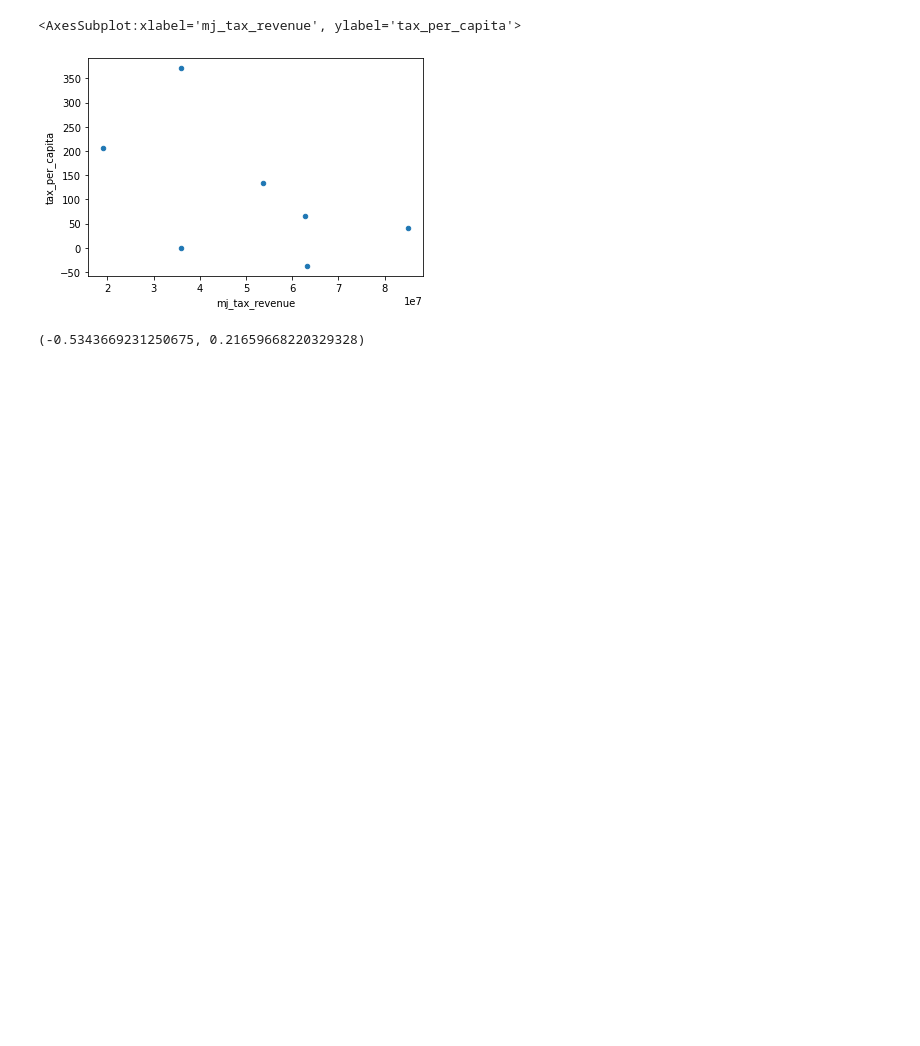
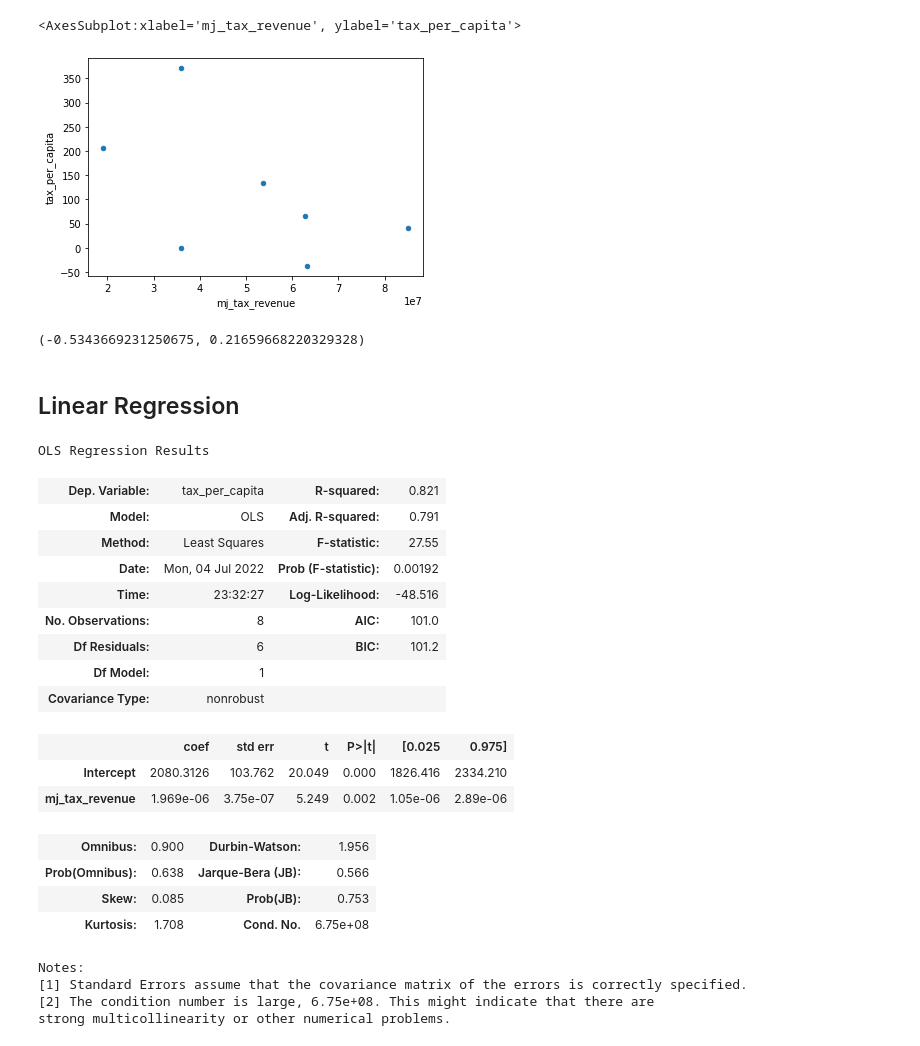
Before and after one commit to jho97/specs_capstone, a Jupyter notebook: visualized_data/co_tax_revenue_per_capita.ipynb, the cells around one changed output. Cells and saved outputs as stored; diff of their text form; code cells hidden in the pictures; blank space fills up the shorter version.

```diff
--- a/visualized_data/co_tax_revenue_per_capita.ipynb
+++ b/visualized_data/co_tax_revenue_per_capita.ipynb
@@ -190,3 +190,5 @@ diff_df.plot.scatter(y="tax_per_capita", x="mj_tax_revenue")
 stats.pearsonr(diff_df['tax_per_capita'], diff_df['mj_tax_revenue'])
 # %% [output]
 (-0.5343669231250675, 0.21659668220329328)
+# %% [markdown]
+## Linear Regression
@@ -192,0 +197,25 @@ stats.pearsonr(diff_df['tax_per_capita'], diff_df['mj_tax_revenue'])
+# %%
+res1 = smf.ols(formula="tax_per_capita ~ mj_tax_revenue", data=co_plot_df2).fit()
+res1.summary()
+# %% [output]
+OLS Regression Results
+| Dep. Variable: | tax_per_capita | R-squared: | 0.821 |
+| Model: | OLS | Adj. R-squared: | 0.791 |
+| Method: | Least Squares | F-statistic: | 27.55 |
+| Date: | Mon, 04 Jul 2022 | Prob (F-statistic): | 0.00192 |
+| Time: | 23:32:27 | Log-Likelihood: | -48.516 |
+| No. Observations: | 8 | AIC: | 101.0 |
+| Df Residuals: | 6 | BIC: | 101.2 |
+| Df Model: | 1 |  |  |
+| Covariance Type: | nonrobust |  |  |
+|  | coef | std err | t | P>|t| | [0.025 | 0.975] |
+| Intercept | 2080.3126 | 103.762 | 20.049 | 0.000 | 1826.416 | 2334.210 |
+| mj_tax_revenue | 1.969e-06 | 3.75e-07 | 5.249 | 0.002 | 1.05e-06 | 2.89e-06 |
+| Omnibus: | 0.900 | Durbin-Watson: | 1.956 |
+| Prob(Omnibus): | 0.638 | Jarque-Bera (JB): | 0.566 |
+| Skew: | 0.085 | Prob(JB): | 0.753 |
+| Kurtosis: | 1.708 | Cond. No. | 6.75e+08 |
+Notes:
+[1] Standard Errors assume that the covariance matrix of the errors is correctly specified.
+[2] The condition number is large, 6.75e+08. This might indicate that there are
+strong multicollinearity or other numerical problems.
```
Also changed, not shown: parts of 2 cells of this notebook, 2 other files.
